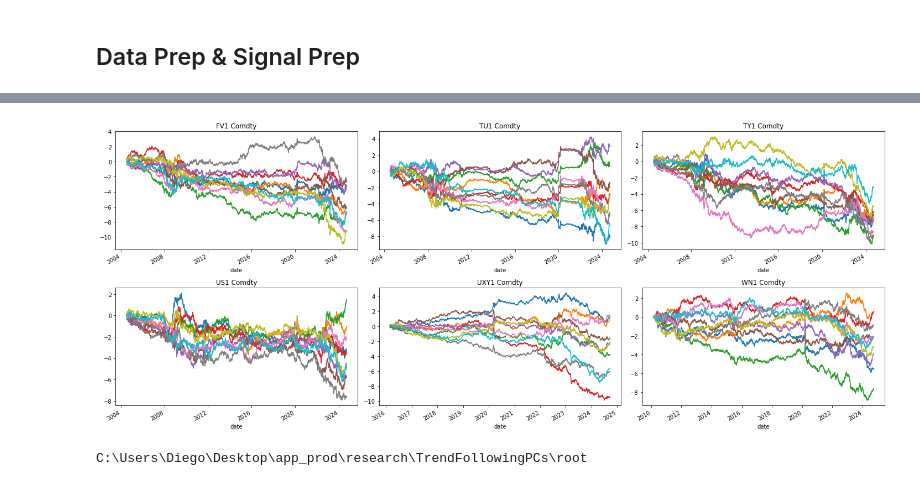
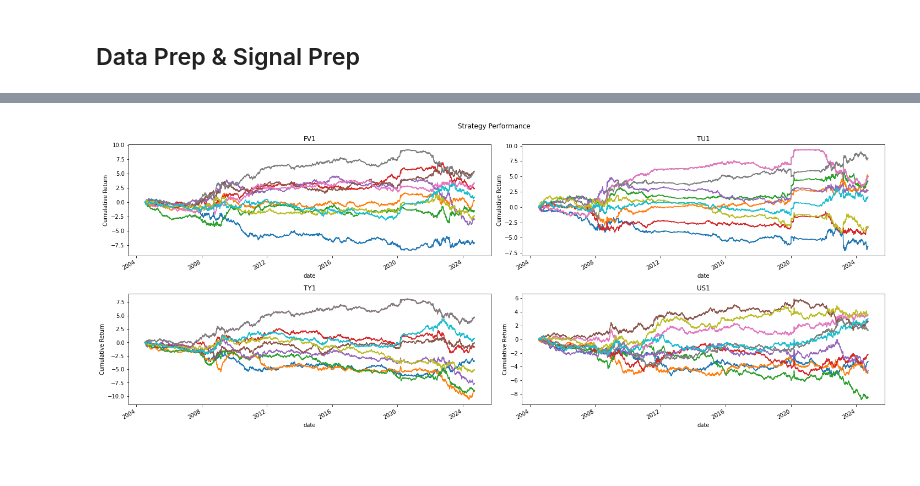
Before and after one commit to diegodalvarez/TrendFollowingPCs, a Jupyter notebook: root/PortfolioAnalysis.ipynb, the cells around one changed output, grey strips where cells are left out. Drawn from its saved outputs; the diff is of its cells as text; code cells hidden in the pictures; blank space fills up the shorter version.

```diff
--- a/root/PortfolioAnalysis.ipynb
+++ b/root/PortfolioAnalysis.ipynb
@@ -66,0 +19,2 @@ df_signal_rtn = get_signal_rtn(df_data)
+# %%
+df = Backtest().implied_signal_rtn(verbose = True)
@@ -227,0 +159,10 @@ df_max_sharpe = get_max_sharpe(df_rolling_sharpe)
+# %%
+def preprocess(df_roll_sharpe: pd.DataFrame, df_decile: pd.DataFrame) -> pd.DataFrame:
+
+    df_prep = (df_roll_sharpe.merge(
+        right = df_decile, how = "inner", on = ["variable", "strat_name", "signal_type", "security"]).
+        assign(tmp_group = lambda x: x.security + " " + x.decile.astype(str)))
+
+    return df_prep
+
+df_prep = preprocess(df_roll_sharpe, df_decile)
@@ -228,23 +215,26 @@ df_max_sharpe = get_max_sharpe(df_rolling_sharpe)
 # %%
-securitys = df_tmp.security.drop_duplicates().sort_values().to_list()
-fig, axes = plt.subplots(ncols = len(securitys) // 2, nrows = len(securitys) // 3, figsize = (20,8))
+def plot_returns(df_opt: pd.DataFrame) -> plt.Figure:
 
-for security, ax in zip(securitys, axes.flatten()):
+    securities = df_opt.security.drop_duplicates().sort_values().to_list()
+    fig, axes  = plt.subplots(ncols = len(securities) // 2, nrows = len(securities) // 2, figsize = (20,8))
 
-    (df_tmp.query(
-        "security == @security")
-        [["date", "strat", "signal_rtn"]].
-        pivot(index = "date", columns = "strat", values = "signal_rtn").
-        cumsum().
-        plot(
-            ax = ax,
-            legend = False,
-            title = security))
+    for security, ax in zip(securities, axes.flatten()):
 
-plt.tight_layout()
+        (df_opt.query(
+            "security == @security")
+            [["decile", "date", "signal_rtn"]].
+            pivot(index = "date", columns = "decile", values = "signal_rtn").
+            cumsum().
+            plot(
+                ax     = ax,
+                legend = False,
+                title  = security,
+                ylabel = "Cumulative Return"))
+
+
+    fig.suptitle("Strategy Performance")
+    plt.tight_layout()
+
+plot_returns(df_opt)
 # %% [output]
-[figure, old version]
+[figure, new version]
-# %%
-print(os.getcwd())
-# %% [output]
-C:\Users\Diego\Desktop\app_prod\research\TrendFollowingPCs\root
```
Also changed, not shown: parts of 19 cells of this notebook, 1 other file.
